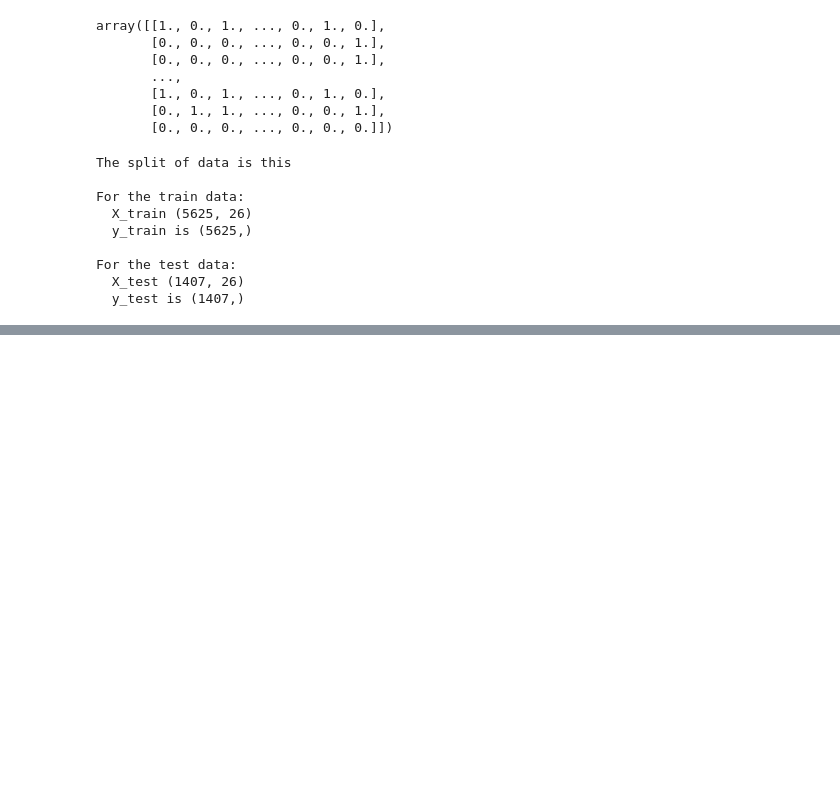
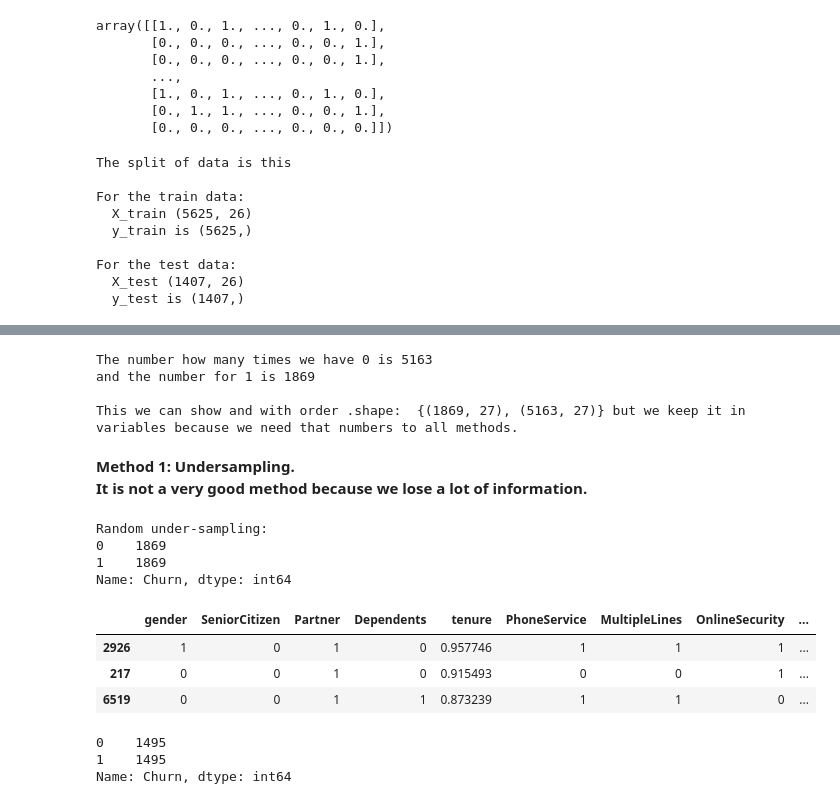
Before and after one commit to NikosKokosis/Churn_Prediction-Balancing-Imbalanced-Dataset-with-Oversampling-and-Undersampling-for-ANN, a Jupyter notebook: Code/ANN.ipynb, the cells around one changed output, grey strips where cells are left out. Cells and saved outputs as stored; diff of their text form; code cells hidden in the pictures; blank space fills up the shorter version.

```diff
--- a/Code/ANN.ipynb
+++ b/Code/ANN.ipynb
@@ -452,0 +485,51 @@ weighted avg       0.78      0.78      0.78      1407
+# %%
+# Method 1: Undersampling.
+# It is not a very good method because we lose a lot of information.
+
+# First we divide our sample according to our classes, we will need these in all methods.
+# Class count
+count_class_0, count_class_1 = new_df.Churn.value_counts()
+print(f"The number how many times we have 0 is {count_class_0}\nand the number for 1 is {count_class_1}\n")
+
+# Divide by class
+df_class_0 = new_df[new_df['Churn'] == 0]
+df_class_1 = new_df[new_df['Churn'] == 1]
+print('This we can show and with order .shape: ',{df_class_0.shape, df_class_1.shape},
+       'but we keep it in variables because we need that numbers to all methods.')
+# %% [output]
+The number how many times we have 0 is 5163
+and the number for 1 is 1869
+
+This we can show and with order .shape:  {(1869, 27), (5163, 27)} but we keep it in variables because we need that numbers to all methods.
+# %% [markdown]
+**Method 1: Undersampling.<br>**
+**It is not a very good method because we lose a lot of information.**
+# %%
+# Undersample the class_0 and concat the DataFrames of both class
+df_class_0_under = df_class_0.sample(count_class_1) # We reduce the number of samples of the class by 0, so that we have equal samples in class 0 and 1.
+df_underSampling = pd.concat([df_class_0_under, df_class_1], axis=0)
+
+print(f'Random under-sampling:\n{df_underSampling.Churn.value_counts()}')
+# %% [output]
+Random under-sampling:
+0    1869
+1    1869
+Name: Churn, dtype: int64
+# %%
+df_underSampling.head(3)
+# %% [output]
+|  | gender | SeniorCitizen | Partner | Dependents | tenure | PhoneService | MultipleLines | OnlineSecurity | ... |
+| 2926 | 1 | 0 | 1 | 0 | 0.957746 | 1 | 1 | 1 | ... |
+| 217 | 0 | 0 | 1 | 0 | 0.915493 | 0 | 0 | 1 | ... |
+| 6519 | 0 | 0 | 1 | 1 | 0.873239 | 1 | 1 | 0 | ... |
+# %%
+# Train and Test Split
+X = df_underSampling.drop('Churn',axis='columns')
+y = df_underSampling['Churn']
+
+X_train_under, X_test_under, y_train_under, y_test_under = train_test_split(X, y, test_size=0.2, random_state=15, stratify=y) #stratify is to ensure we have a balanced dataset
+y_train_under.value_counts()
+# %% [output]
+0    1495
+1    1495
+Name: Churn, dtype: int64
```
Also changed, not shown: parts of 23 cells of this notebook.
